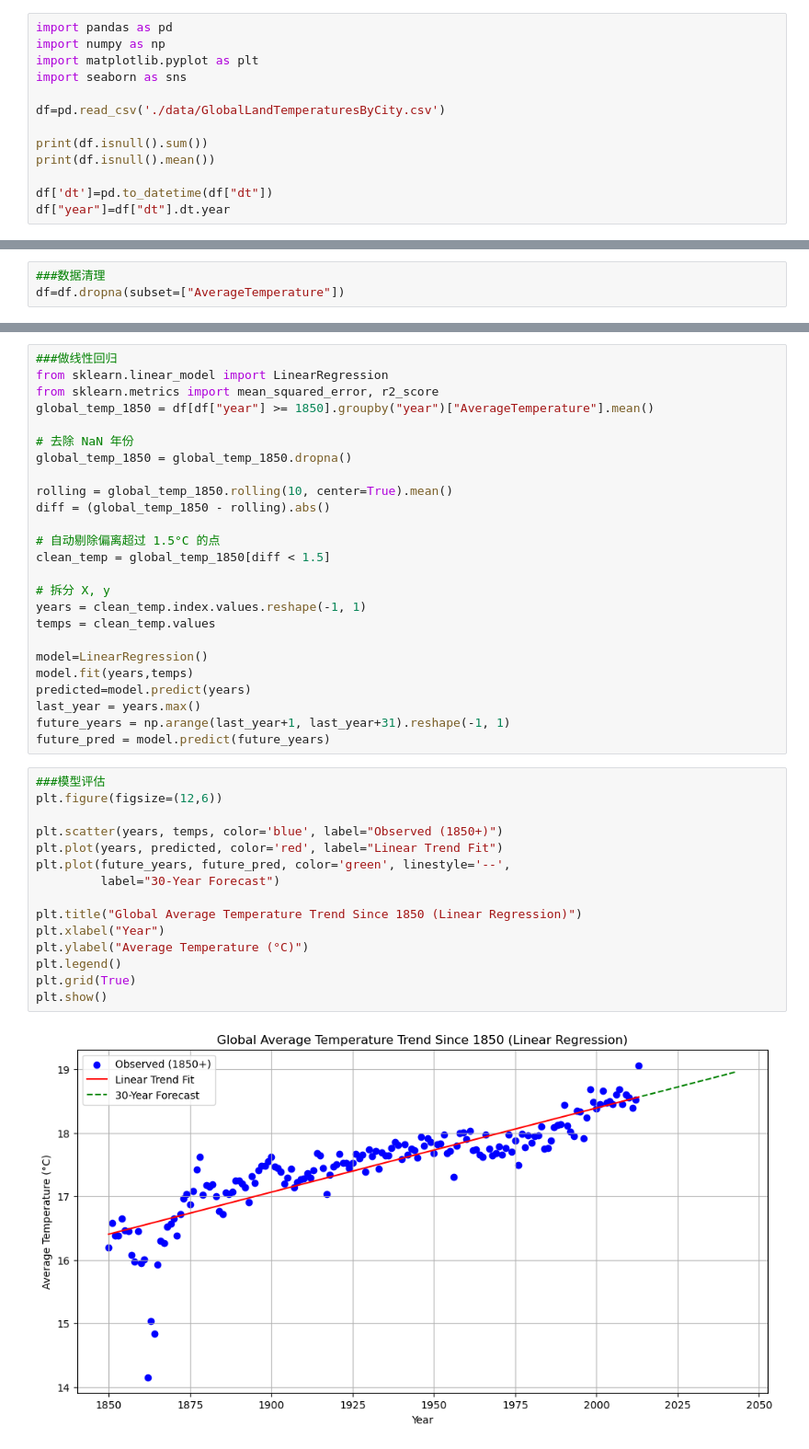
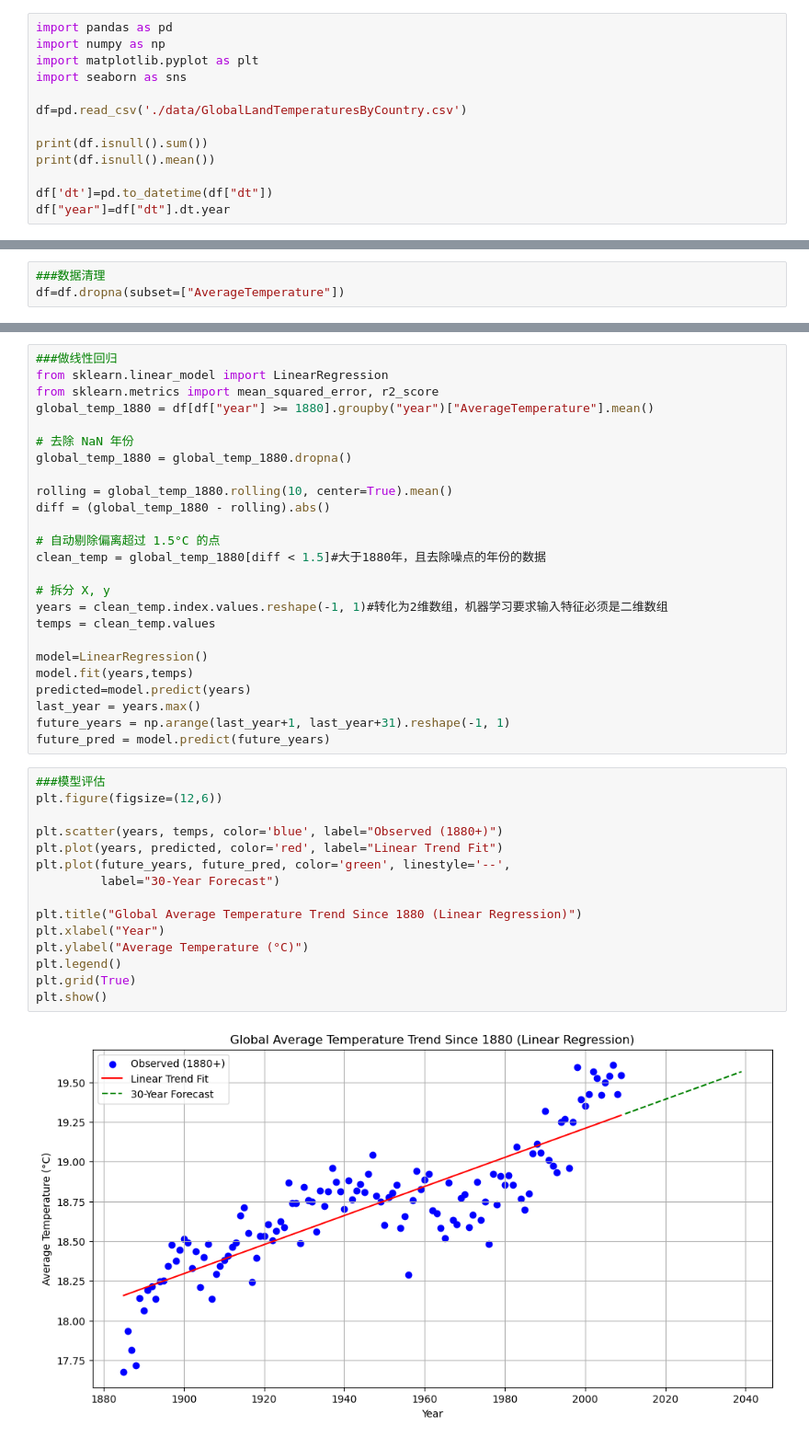
Before and after one commit to njr070530-web/ClimateExplorer, a Jupyter notebook: ClimateExplorer-Sample.ipynb, the cells around one changed output, grey strips where cells are left out. Shown: that part at 92% size. Saved outputs shown, nothing was run; the diff lists cells and outputs as text.

```diff
--- a/ClimateExplorer-Sample.ipynb
+++ b/ClimateExplorer-Sample.ipynb
@@ -4,7 +4,7 @@ import numpy as np
 import matplotlib.pyplot as plt
 import seaborn as sns
 
-df=pd.read_csv('./data/GlobalLandTemperaturesByCity.csv')
+df=pd.read_csv('./data/GlobalLandTemperaturesByCountry.csv')
 
 print(df.isnull().sum())
 print(df.isnull().mean())
@@ -174,19 +142,19 @@ plt.show()
 ###做线性回归
 from sklearn.linear_model import LinearRegression
 from sklearn.metrics import mean_squared_error, r2_score
-global_temp_1850 = df[df["year"] >= 1850].groupby("year")["AverageTemperature"].mean()
+global_temp_1880 = df[df["year"] >= 1880].groupby("year")["AverageTemperature"].mean()
 
 # 去除 NaN 年份
-global_temp_1850 = global_temp_1850.dropna()
+global_temp_1880 = global_temp_1880.dropna()
 
-rolling = global_temp_1850.rolling(10, center=True).mean()
-diff = (global_temp_1850 - rolling).abs()
+rolling = global_temp_1880.rolling(10, center=True).mean()
+diff = (global_temp_1880 - rolling).abs()
 
 # 自动剔除偏离超过 1.5°C 的点
-clean_temp = global_temp_1850[diff < 1.5]
+clean_temp = global_temp_1880[diff < 1.5]#大于1880年，且去除噪点的年份的数据
 
 # 拆分 X, y
-years = clean_temp.index.values.reshape(-1, 1)
+years = clean_temp.index.values.reshape(-1, 1)#转化为2维数组，机器学习要求输入特征必须是二维数组
 temps = clean_temp.values
 
 model=LinearRegression()
@@ -198,20 +166,20 @@ future_pred = model.predict(future_years)
 # %%
 ###模型评估
 plt.figure(figsize=(12,6))
 
-plt.scatter(years, temps, color='blue', label="Observed (1850+)")
+plt.scatter(years, temps, color='blue', label="Observed (1880+)")
 plt.plot(years, predicted, color='red', label="Linear Trend Fit")
 plt.plot(future_years, future_pred, color='green', linestyle='--',
          label="30-Year Forecast")
 
-plt.title("Global Average Temperature Trend Since 1850 (Linear Regression)")
+plt.title("Global Average Temperature Trend Since 1880 (Linear Regression)")
 plt.xlabel("Year")
 plt.ylabel("Average Temperature (°C)")
 plt.legend()
 plt.grid(True)
 plt.show()
 # %% [output]
-[figure, old version]
+[figure, new version]
 # %%
 r2 = r2_score(temps, predicted)
 rmse = np.sqrt(mean_squared_error(temps, predicted))
```
Also changed, not shown: parts of 15 cells of this notebook, 3 other files.
